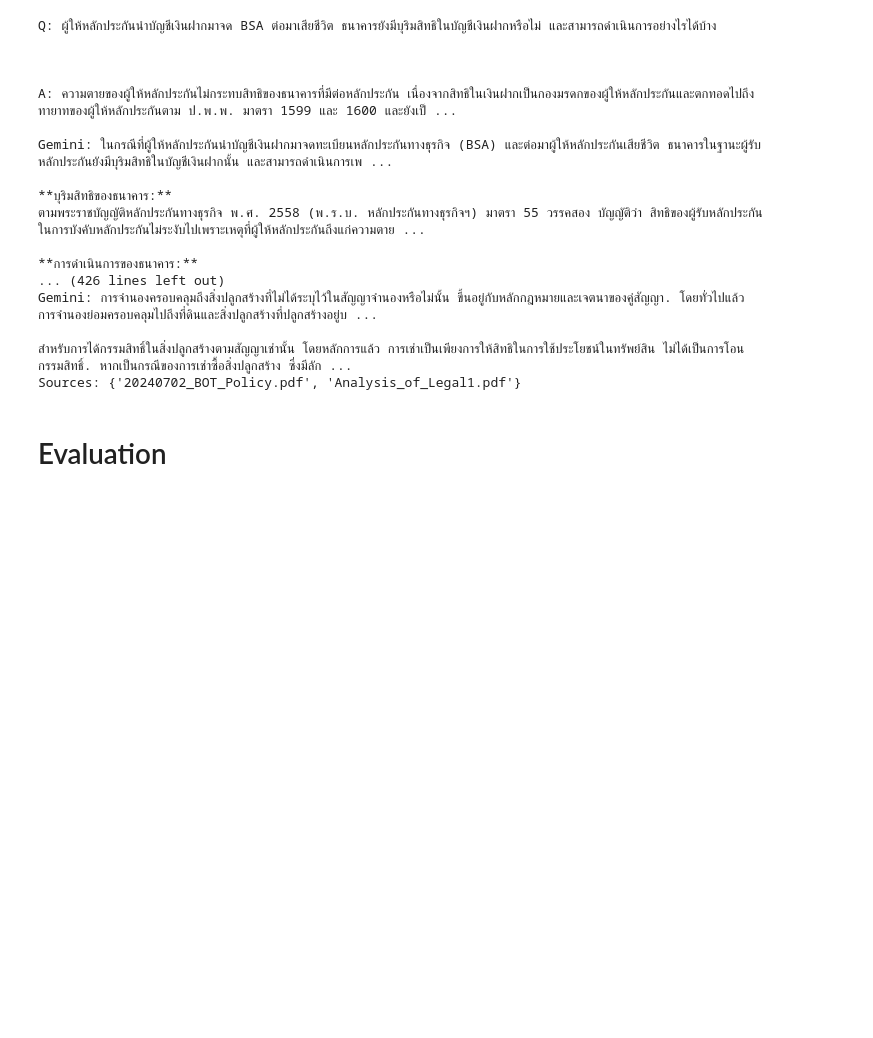
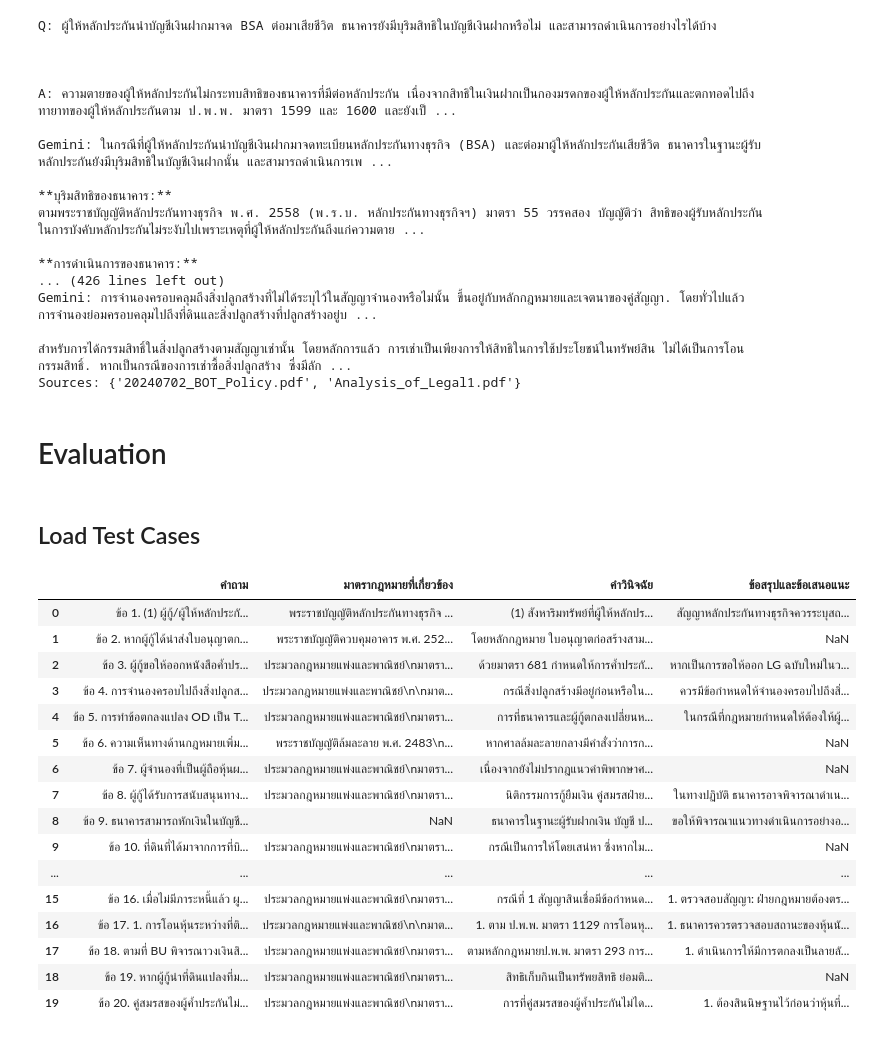
Before and after one commit to rit1217/Study-RAG, a Jupyter notebook: gemini_file_search_local.ipynb, the cells around one changed output. Saved outputs shown, nothing was run; the diff lists cells and outputs as text; code cells hidden in the pictures; blank space fills up the shorter version.

Commit message:
Version 02 of Legal Q&A RAG, single agent.

```diff
--- a/gemini_file_search_local.ipynb
+++ b/gemini_file_search_local.ipynb
@@ -387,6 +434,36 @@ The submitted answer may either be a subset or superset of the expert answer, or
     },
     max_tokens=None
 )
+# %% [markdown]
+## Load Test Cases
+# %%
+# test_df = pd.read_excel("documents/KKP/test_cases/20260212_Deposit_RAG_Test_Cases.xlsx",
+#                         sheet_name="Legal Analysis to BU",
+#                         skiprows=[0, 2])
+
+test_df = pd.read_excel("documents/KKP/test_cases/20260213_Lending_RAG_Test_Cases.xlsx",
+                        sheet_name="Sheet1",
+)
+
+test_df
+# %% [output]
+|  | คำถาม | มาตรากฎหมายที่เกี่ยวข้อง | คำวินิจฉัย | ข้อสรุปและข้อเสนอแนะ |
+| 0 | ข้อ 1. (1) ผู้กู้/ผู้ให้หลักประกั... | พระราชบัญญัติหลักประกันทางธุรกิจ ... | (1) สังหาริมทรัพย์ที่ผู้ให้หลักปร... | สัญญาหลักประกันทางธุรกิจควรระบุสถ... |
+| 1 | ข้อ 2. หากผู้กู้ได้นำส่งใบอนุญาตก... | พระราชบัญญัติควบคุมอาคาร พ.ศ. 252... | โดยหลักกฎหมาย ใบอนุญาตก่อสร้างสาม... | NaN |
+| 2 | ข้อ 3. ผู้กู้ขอให้ออกหนังสือค้ำปร... | ประมวลกฎหมายแพ่งและพาณิชย์\nมาตรา... | ด้วยมาตรา 681 กำหนดให้การค้ำประกั... | หากเป็นการขอให้ออก LG ฉบับใหม่ในว... |
+| 3 | ข้อ 4. การจำนองครอบไปถึงสิ่งปลูกส... | ประมวลกฎหมายแพ่งและพาณิชย์\n\nมาต... | กรณีสิ่งปลูกสร้างมีอยู่ก่อนหรือใน... | ควรมีข้อกำหนดให้จำนองครอบไปถึงสิ่... |
+| 4 | ข้อ 5. การทำข้อตกลงแปลง OD เป็น T... | ประมวลกฎหมายแพ่งและพาณิชย์\nมาตรา... | การที่ธนาคารและผู้กู้ตกลงเปลี่ยนห... | ในกรณีที่กฎหมายกำหนดให้ต้องให้ผู้... |
+| 5 | ข้อ 6. ความเห็นทางด้านกฎหมายเพิ่ม... | พระราชบัญญัติล้มละลาย พ.ศ. 2483\n... | หากศาลล้มละลายกลางมีคำสั่งว่าการก... | NaN |
+| 6 | ข้อ 7. ผู้จำนองที่เป็นผู้ถือหุ้นผ... | ประมวลกฎหมายแพ่งและพาณิชย์\nมาตรา... | เนื่องจากยังไม่ปรากฎแนวคำพิพากษาศ... | NaN |
+| 7 | ข้อ 8. ผู้กู้ได้รับการสนับสนุนทาง... | ประมวลกฎหมายแพ่งและพาณิชย์\nมาตรา... | นิติกรรมการกู้ยืมเงิน คู่สมรสฝ่าย... | ในทางปฏิบัติ ธนาคารอาจพิจารณาดำเน... |
+| 8 | ข้อ 9. ธนาคารสามารถหักเงินในบัญชี... | NaN | ธนาคารในฐานะผู้รับฝากเงิน บัญชี ป... | ขอให้พิจารณาแนวทางดำเนินการอย่างอ... |
+| 9 | ข้อ 10. ที่ดินที่ได้มาจากการที่บิ... | ประมวลกฎหมายแพ่งและพาณิชย์\nมาตรา... | กรณีเป็นการให้โดยเสน่หา ซึ่งหากไม... | NaN |
+| ... | ... | ... | ... | ... |
+| 15 | ข้อ 16. เมื่อไม่มีภาระหนี้แล้ว ผู... | ประมวลกฎหมายแพ่งและพาณิชย์\nมาตรา... | กรณีที่ 1 สัญญาสินเชื่อมีข้อกำหนด... | 1. ตรวจสอบสัญญา: ฝ่ายกฎหมายต้องตร... |
+| 16 | ข้อ 17. 1. การโอนหุ้นระหว่างที่ติ... | ประมวลกฎหมายแพ่งและพาณิชย์\n\nมาต... | 1. ตาม ป.พ.พ. มาตรา 1129 การโอนหุ... | 1. ธนาคารควรตรวจสอบสถานะของหุ้นนั... |
+| 17 | ข้อ 18. ตามที่ BU พิจารณาวงเงินสิ... | ประมวลกฎหมายแพ่งและพาณิชย์\nมาตรา... | ตามหลักกฎหมายป.พ.พ. มาตรา 293 การ... | 1. ดำเนินการให้มีการตกลงเป็นลายลั... |
+| 18 | ข้อ 19. หากผู้กู้นำที่ดินแปลงที่ม... | ประมวลกฎหมายแพ่งและพาณิชย์\nมาตรา... | สิทธิเก็บกินเป็นทรัพยสิทธิ ย่อมติ... | NaN |
+| 19 | ข้อ 20. คู่สมรสของผู้ค้ำประกันไม่... | ประมวลกฎหมายแพ่งและพาณิชย์\nมาตรา... | การที่คู่สมรสของผู้ค้ำประกันไม่ได... | 1. ต้องสินนิษฐานไว้ก่อนว่าหุ้นที่... |
 # %%
 # Prepare data for evaluation
 eval_data = []
```
Also changed, not shown: parts of 26 cells of this notebook, 24 other files.
